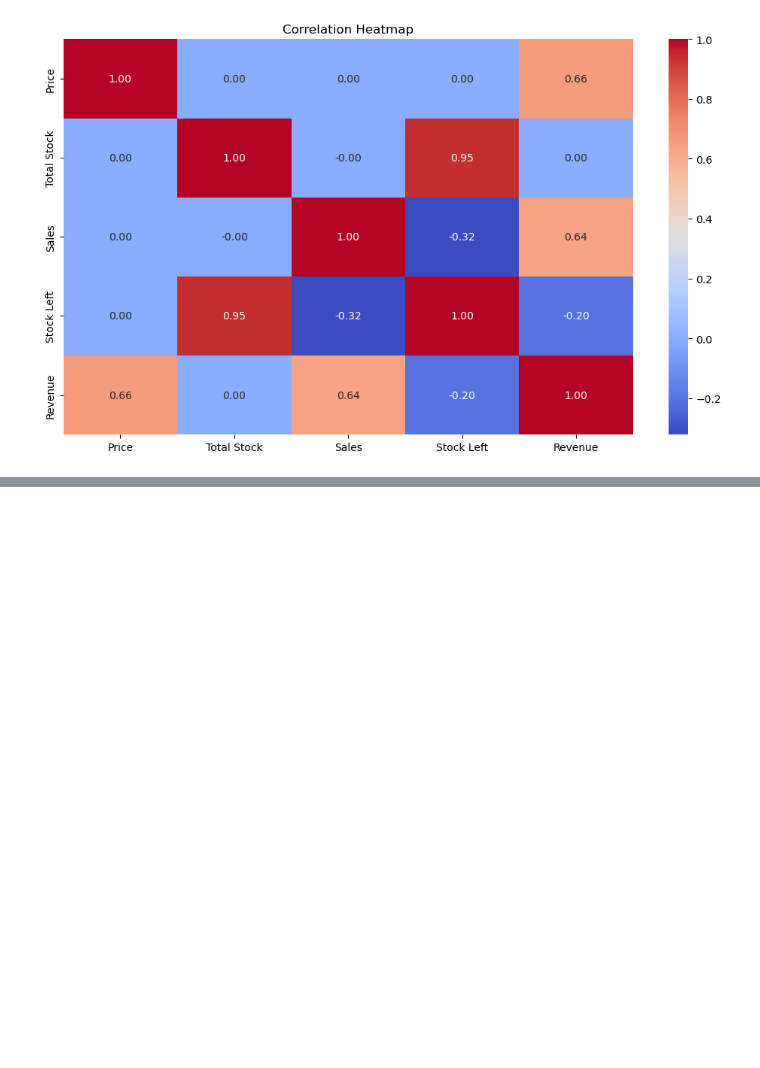
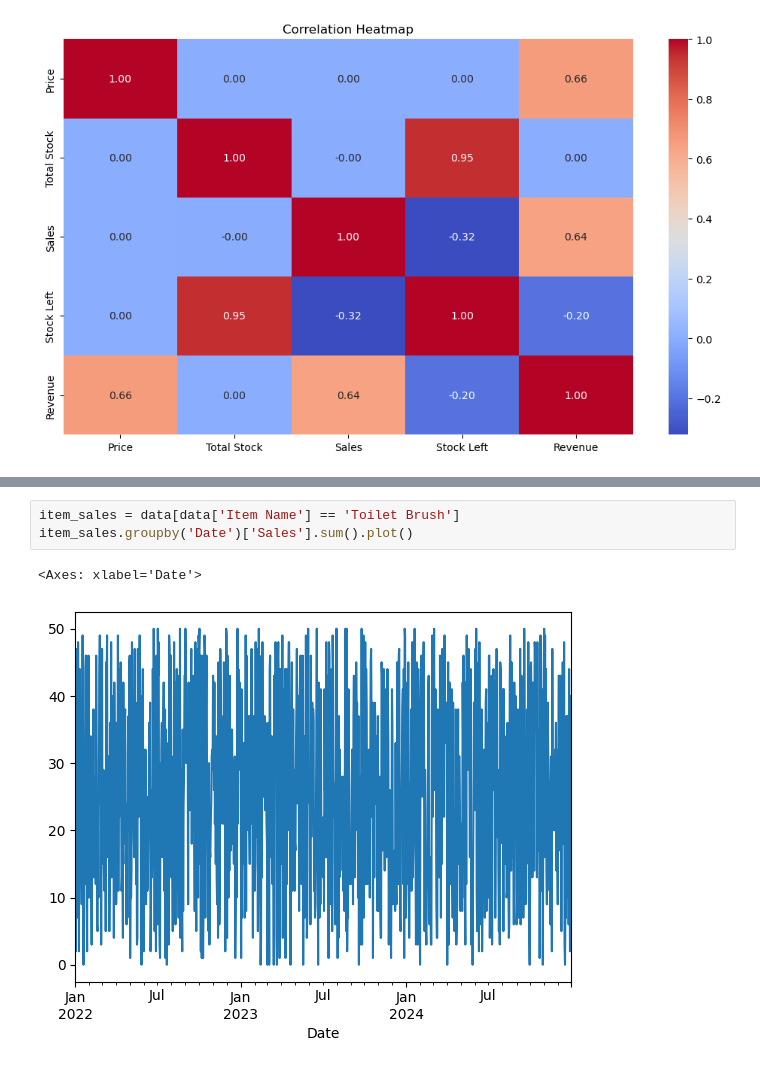
Before and after one commit to Rojal123245/Sales-Automation-AI, a Jupyter notebook: model/model.ipynb, the cells around one changed output, grey strips where cells are left out. Saved outputs shown, nothing was run; the diff lists cells and outputs as text; blank space fills up the shorter version.

Commit message:
Update data vis

```diff
--- a/model/model.ipynb
+++ b/model/model.ipynb
@@ -156,0 +189,6 @@ plt.show()
+# %%
+item_sales = data[data['Item Name'] == 'Toilet Brush']
+item_sales.groupby('Date')['Sales'].sum().plot()
+# %% [output]
+<Axes: xlabel='Date'>
+[figure, added]
```
Also changed, not shown: parts of 17 cells of this notebook, 1 other file.
